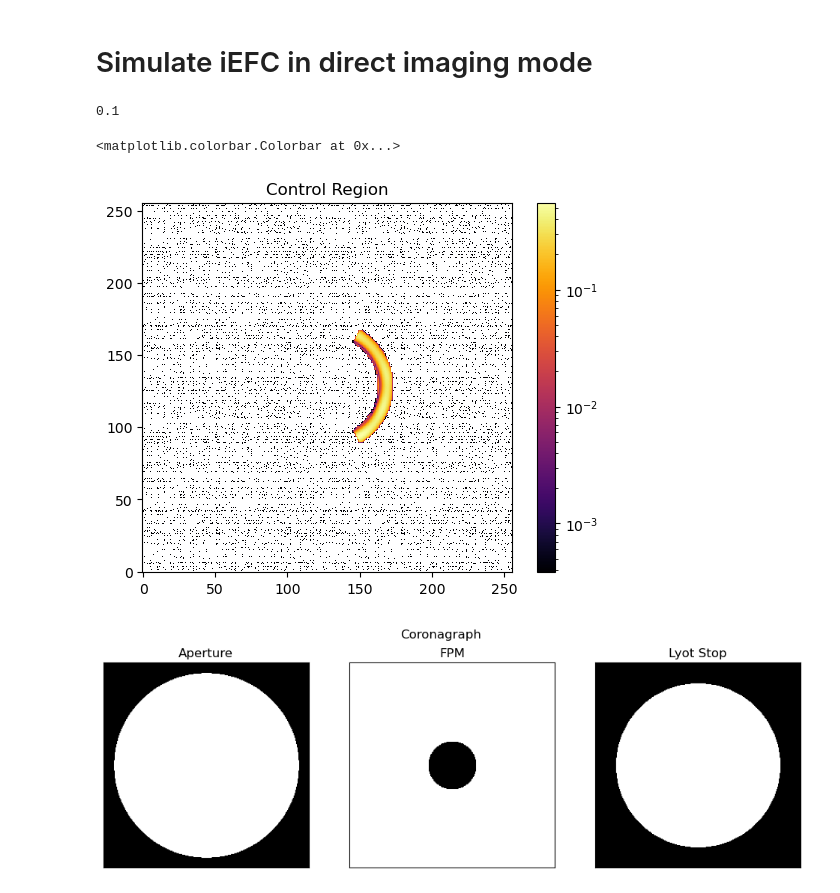
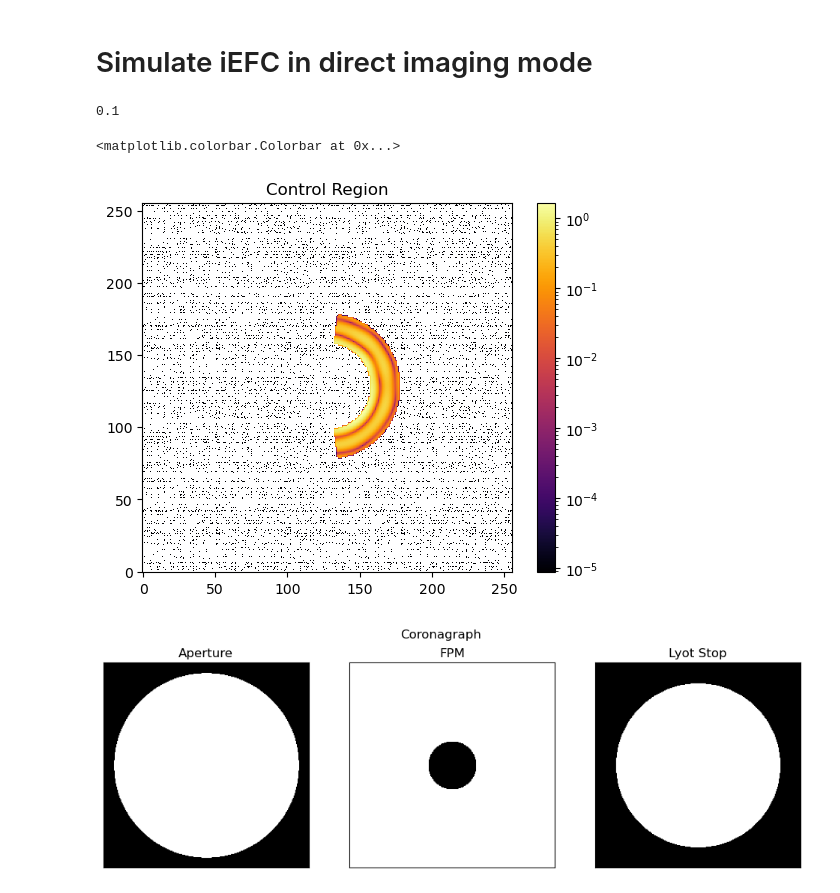
Before and after one commit to Jashcraf/poi, a Jupyter notebook: demo_keck_iefc.ipynb, the cells around one changed output. Drawn from its saved outputs; the diff is of its cells as text; code cells hidden in the pictures.

```diff
--- a/demo_keck_iefc.ipynb
+++ b/demo_keck_iefc.ipynb
@@ -87,32 +87,33 @@ plt.imshow(focal_intensity, cmap='inferno', norm=LogNorm())
 # %%
 # create a dark hole
 um_to_LD = 1e-6 / (EFL * 1e-3) * (Dpup * 1e-3) / (WVL * 1e-6)
 print(um_to_LD)
 u, v = make_xy_grid(focal.shape, dx=dx_img * um_to_LD)
 rho, psi = cart_to_polar(u, v)
 
 dark_hole = np.zeros_like(u)
-IWA = 3.5
-OWA = 4.5
+IWA = 3
+OWA = 5
 CORO_IWA = 3
 dark_hole[rho < OWA] = 1
 dark_hole[rho < IWA] = 0
-dark_hole[psi > np.pi/3] = 0
-dark_hole[psi < -np.pi/3] = 0
+dark_hole[psi > np.pi/2.2] = 0
+dark_hole[psi < -np.pi/2.2] = 0
+
 
 fpm = np.ones_like(u)
 fpm[rho < CORO_IWA] = 0
 
 
 masked_intensity = dark_hole * focal_intensity
 plt.title('Control Region')
 plt.imshow(masked_intensity, cmap='inferno', norm=LogNorm(), origin='lower')
 
 plt.colorbar()
 # %% [output]
 0.1
 <matplotlib.colorbar.Colorbar at 0x...>
-[figure, old version]
+[figure, new version]
 # %%
 plt.figure(figsize=[12,3.75])
 plt.suptitle("Coronagraph")
```
Also changed, not shown: parts of 10 cells of this notebook, 2 other files.
